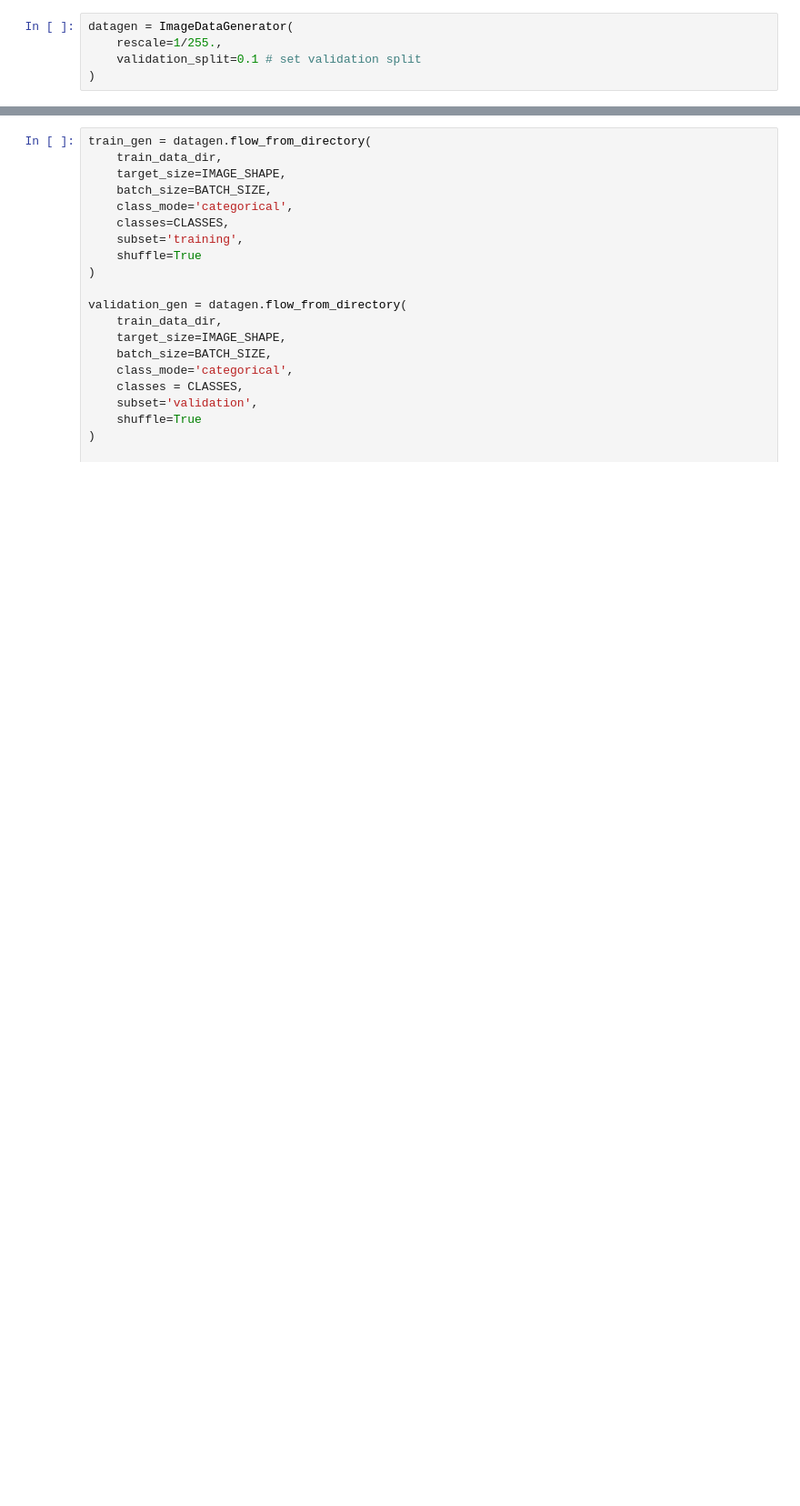
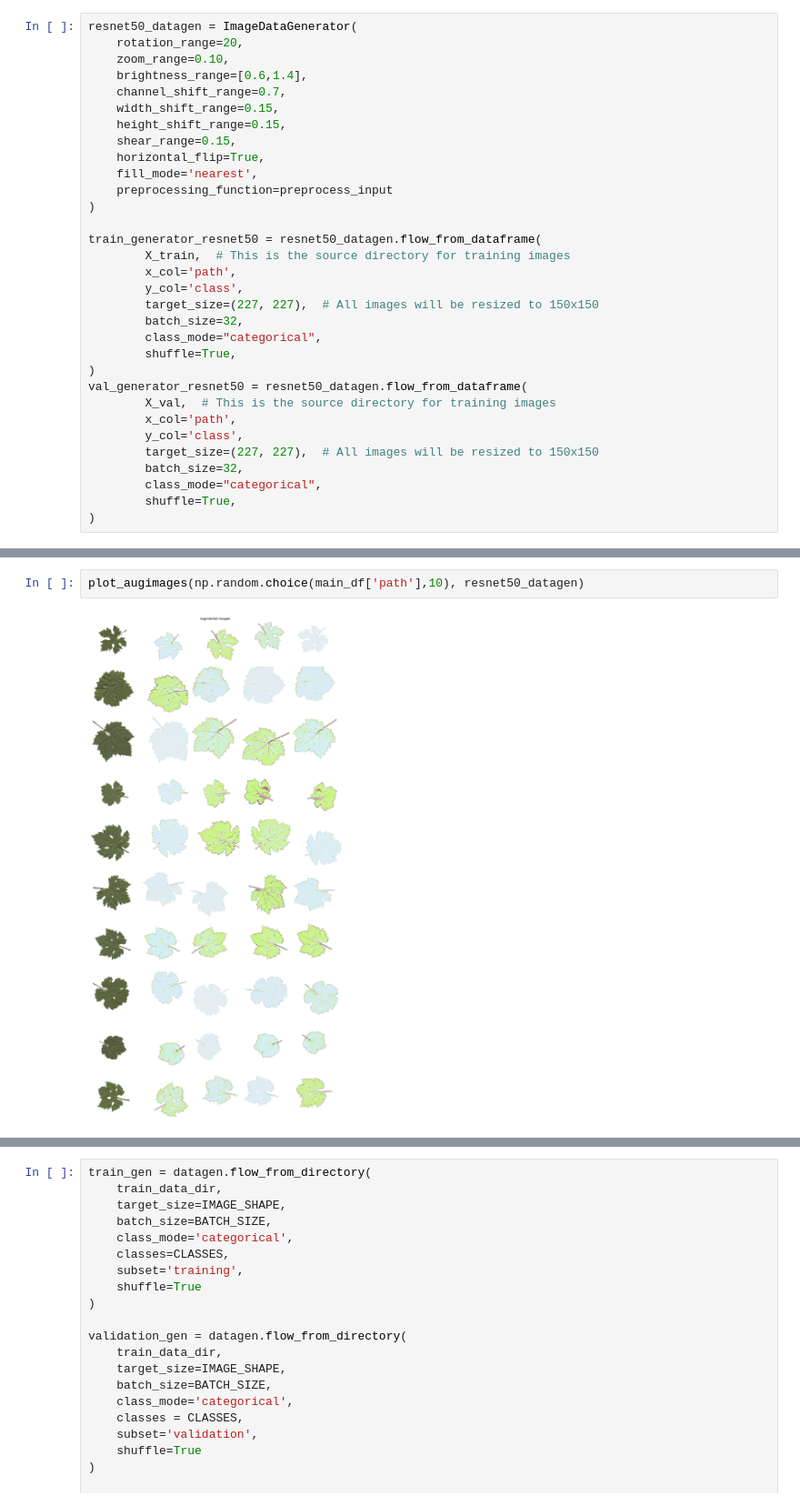
Before and after one commit to KKozakiewicz/Grapevine_leaves, a Jupyter notebook: Grapevine_leaves_classification.ipynb, the cells around one changed output, grey strips where cells are left out. Shown at 91% size. Saved outputs shown, nothing was run; the diff lists cells and outputs as text; blank space fills up the shorter version.

```diff
--- a/Grapevine_leaves_classification.ipynb
+++ b/Grapevine_leaves_classification.ipynb
@@ -33,5 +182,32 @@ IMAGE_SHAPE = (img_width, img_height)
 # %%
-datagen = ImageDataGenerator(
-    rescale=1/255.,
-    validation_split=0.1 # set validation split
+resnet50_datagen = ImageDataGenerator(
+    rotation_range=20,
+    zoom_range=0.10,
+    brightness_range=[0.6,1.4],
+    channel_shift_range=0.7,
+    width_shift_range=0.15,
+    height_shift_range=0.15,
+    shear_range=0.15,
+    horizontal_flip=True,
+    fill_mode='nearest',
+    preprocessing_function=preprocess_input
 )
+
+train_generator_resnet50 = resnet50_datagen.flow_from_dataframe(
+        X_train,  # This is the source directory for training images
+        x_col='path',
+        y_col='class',
+        target_size=(227, 227),  # All images will be resized to 150x150
+        batch_size=32,
+        class_mode="categorical",
+        shuffle=True,
+)
+val_generator_resnet50 = resnet50_datagen.flow_from_dataframe(
+        X_val,  # This is the source directory for training images
+        x_col='path',
+        y_col='class',
+        target_size=(227, 227),  # All images will be resized to 150x150
+        batch_size=32,
+        class_mode="categorical",
+        shuffle=True,
+)
@@ -42,0 +217,4 @@ CLASSES
+# %%
+plot_augimages(np.random.choice(main_df['path'],10), resnet50_datagen)
+# %% [output]
+[figure, added]
```
Also changed, not shown: parts of 39 cells of this notebook.
